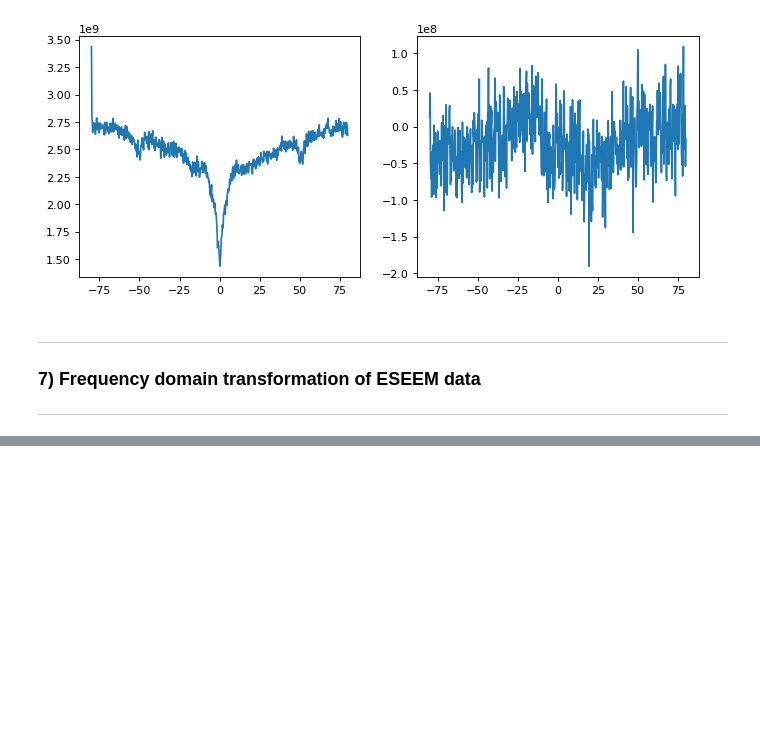
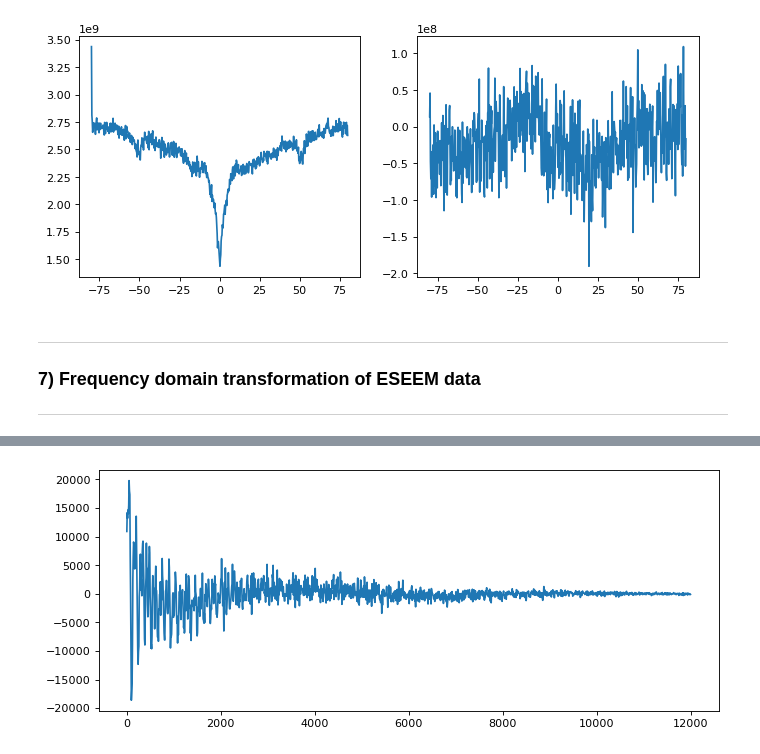
Before and after one commit to TChauvire/EPR_ESR_Suite, a Jupyter notebook: TestHomeMadeScripts.ipynb, the cells around one changed output, grey strips where cells are left out. Saved outputs shown, nothing was run; the diff lists cells and outputs as text; code cells hidden in the pictures; blank space fills up the shorter version.

```diff
--- a/TestHomeMadeScripts.ipynb
+++ b/TestHomeMadeScripts.ipynb
@@ -244,0 +259,7 @@ ___
+# %%
+win = windowing.windowing(window_type='ham+',M=abscissa6.shape[0])
+data6_basecorr,_,_,_ = basecorr1D.basecorr1D(abscissa6,data6_new.real,polyorder=3,window=750)
+data6_win = win*np.ravel(data6_basecorr)
+plt.plot(abscissa6,data6_win);
+# %% [output]
+[figure, added]
```
Also changed, not shown: parts of 6 cells of this notebook, 2 other files.
